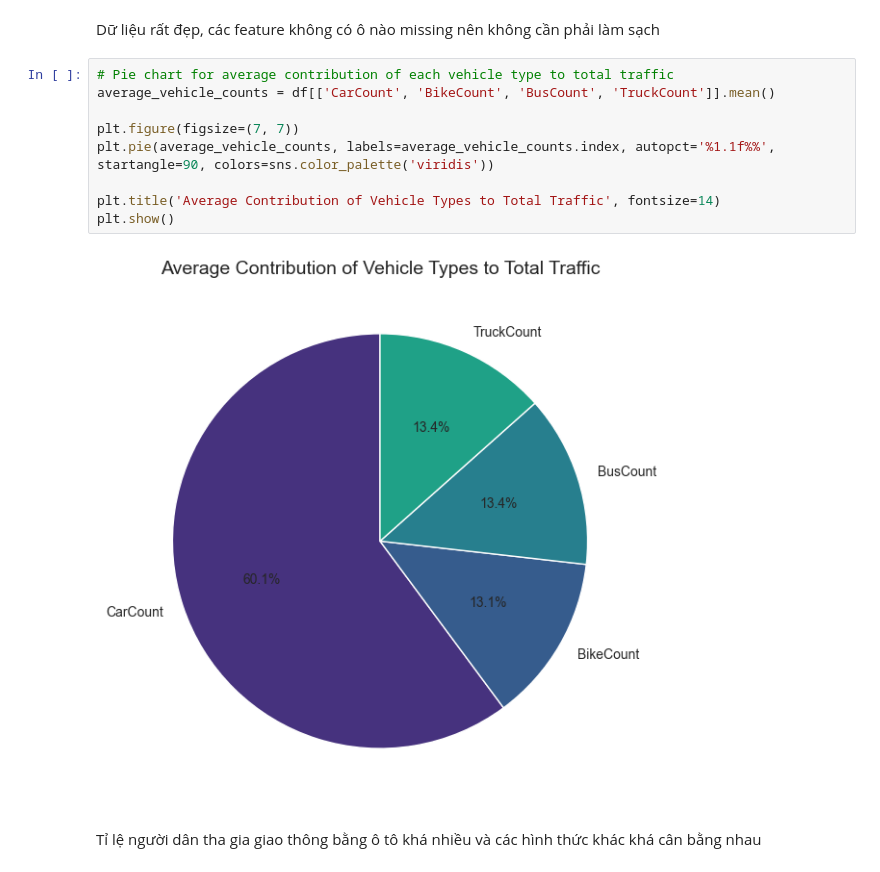
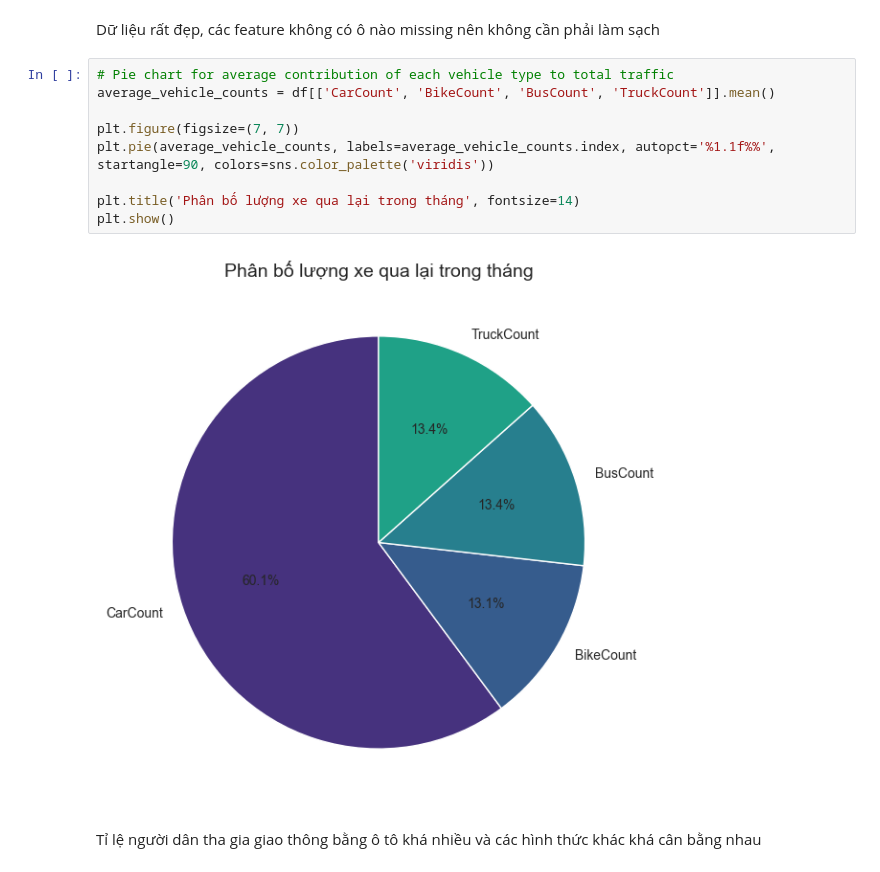
Before and after one commit to Nik211885/classification_trafic_street, a Jupyter notebook: classfication_stree.ipynb, the cells around one changed output. Cells and saved outputs as stored; diff of their text form.

```diff
--- a/classfication_stree.ipynb
+++ b/classfication_stree.ipynb
@@ -81,14 +83,14 @@ Dữ liệu rất đẹp, các feature không có ô nào missing nên không c
 # %%
 # Pie chart for average contribution of each vehicle type to total traffic
 average_vehicle_counts = df[['CarCount', 'BikeCount', 'BusCount', 'TruckCount']].mean()
 
 plt.figure(figsize=(7, 7))
 plt.pie(average_vehicle_counts, labels=average_vehicle_counts.index, autopct='%1.1f%%', startangle=90, colors=sns.color_palette('viridis'))
 
-plt.title('Average Contribution of Vehicle Types to Total Traffic', fontsize=14)
+plt.title('Phân bố lượng xe qua lại trong tháng', fontsize=14)
 plt.show()
 # %% [output]
-[figure, old version]
+[figure, new version]
 # %% [markdown]
 Tỉ lệ người dân tha gia giao thông bằng ô tô khá nhiều và các hình thức khác khá cân bằng nhau
 # %%
```
Also changed, not shown: parts of 4 cells of this notebook.
